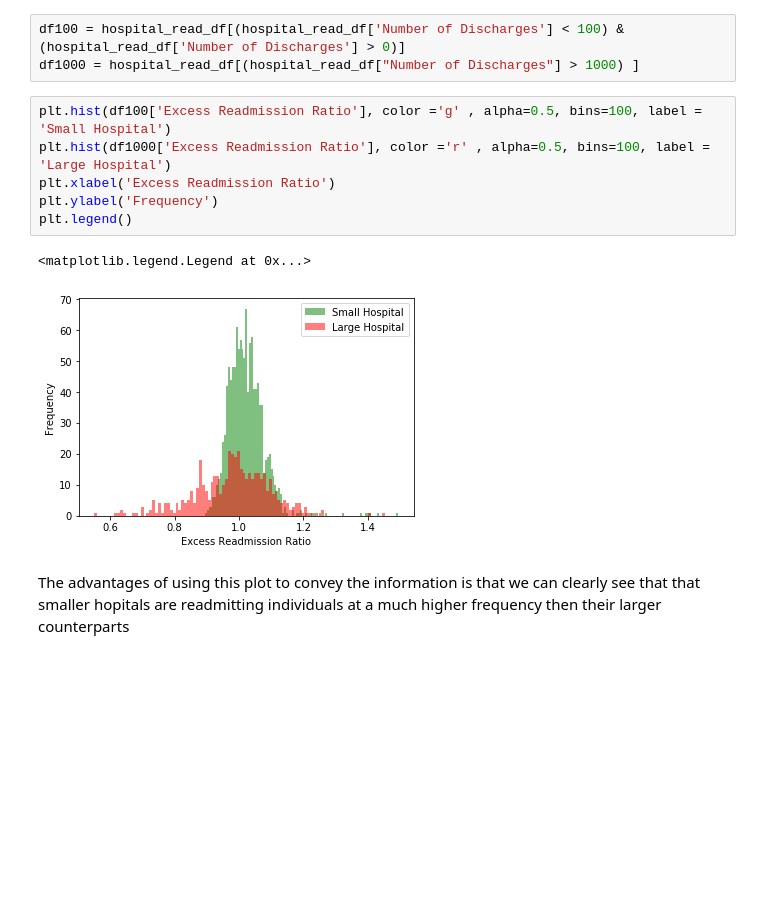
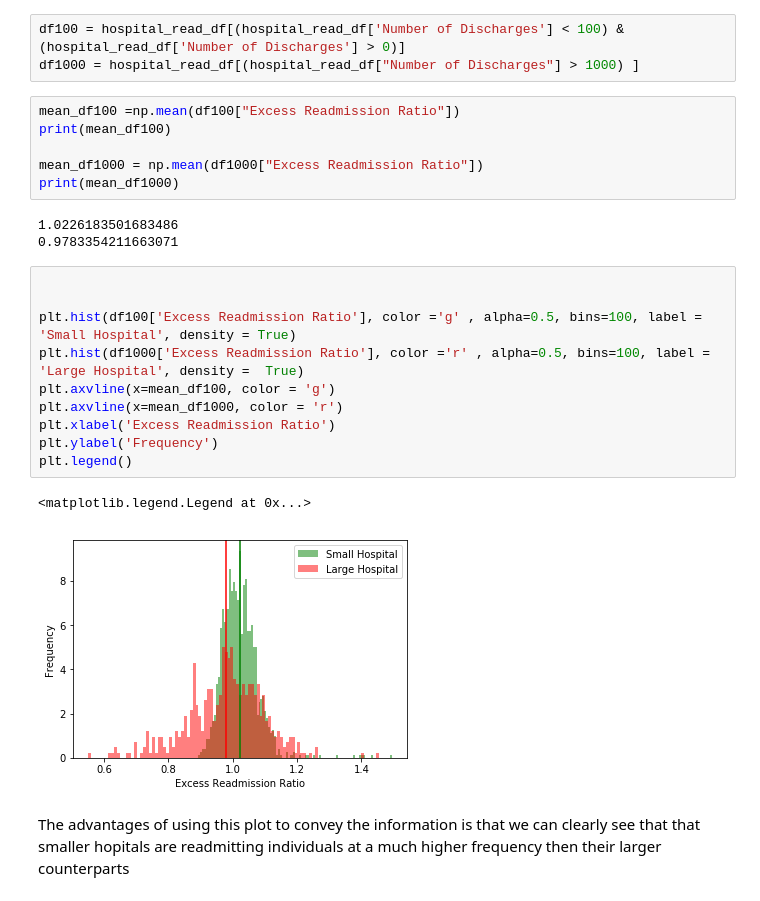
Before and after one commit to mlakabi/DataScienceCareerTrack, a Jupyter notebook: hospital_readmit/sliderule_dsi_inferential_statistics_exercise_3.ipynb, the cells around one changed output. Drawn from its saved outputs; the diff is of its cells as text; blank space fills up the shorter version.

```diff
--- a/hospital_readmit/sliderule_dsi_inferential_statistics_exercise_3.ipynb
+++ b/hospital_readmit/sliderule_dsi_inferential_statistics_exercise_3.ipynb
@@ -156,14 +161,27 @@ hospital_read_df.dropna(subset=['Number of Discharges', 'Excess Readmission Rati
 # %%
 df100 = hospital_read_df[(hospital_read_df['Number of Discharges'] < 100) & (hospital_read_df['Number of Discharges'] > 0)]
 df1000 = hospital_read_df[(hospital_read_df["Number of Discharges"] > 1000) ]
+# %%
+mean_df100 =np.mean(df100["Excess Readmission Ratio"])
+print(mean_df100)
+
+mean_df1000 = np.mean(df1000["Excess Readmission Ratio"])
+print(mean_df1000)
+# %% [output]
+1.0226183501683486
+0.9783354211663071
 # %%
-plt.hist(df100['Excess Readmission Ratio'], color ='g' , alpha=0.5, bins=100, label = 'Small Hospital')
-plt.hist(df1000['Excess Readmission Ratio'], color ='r' , alpha=0.5, bins=100, label = 'Large Hospital')
+
+
+plt.hist(df100['Excess Readmission Ratio'], color ='g' , alpha=0.5, bins=100, label = 'Small Hospital', density = True)
+plt.hist(df1000['Excess Readmission Ratio'], color ='r' , alpha=0.5, bins=100, label = 'Large Hospital', density =  True)
+plt.axvline(x=mean_df100, color = 'g')
+plt.axvline(x=mean_df1000, color = 'r')
 plt.xlabel('Excess Readmission Ratio')
 plt.ylabel('Frequency')
 plt.legend()
 # %% [output]
 <matplotlib.legend.Legend at 0x...>
-[figure, old version]
+[figure, new version]
 # %% [markdown]
 The advantages of using this plot to convey the information is that we can clearly see that that smaller hopitals are readmitting individuals at a much higher frequency then their larger counterparts
```
Also changed, not shown: parts of 3 cells of this notebook.
